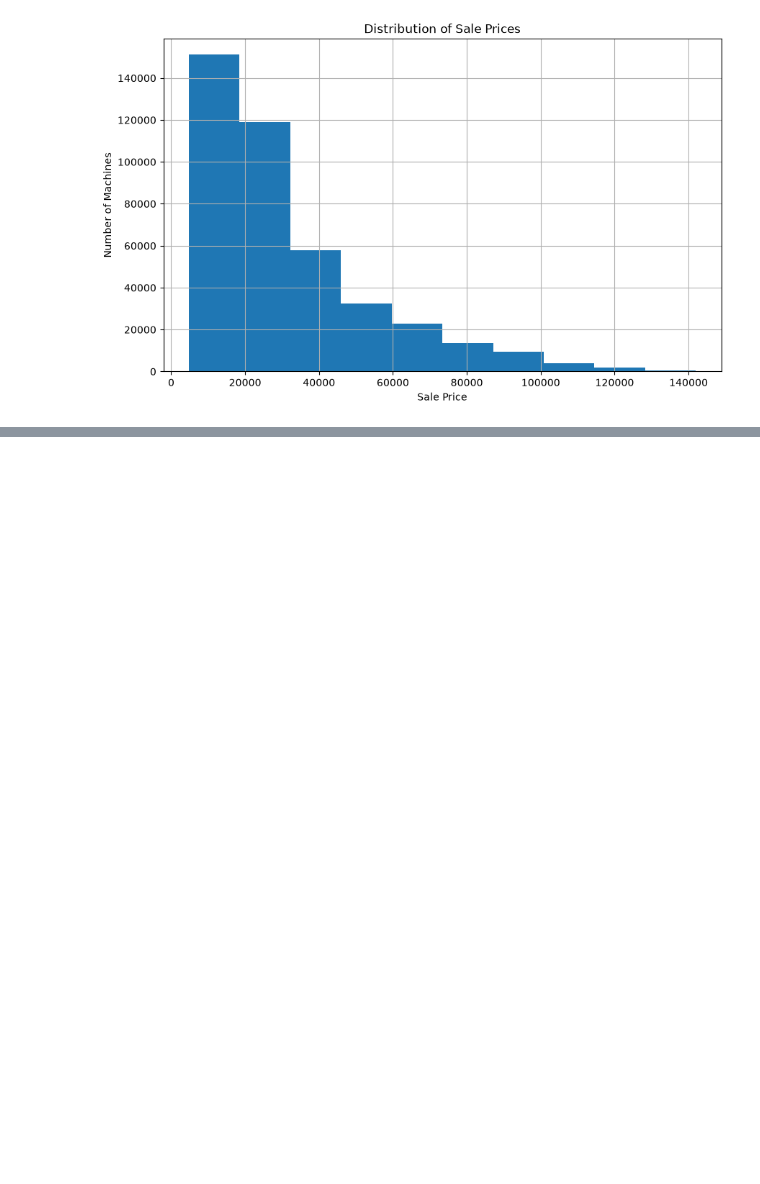
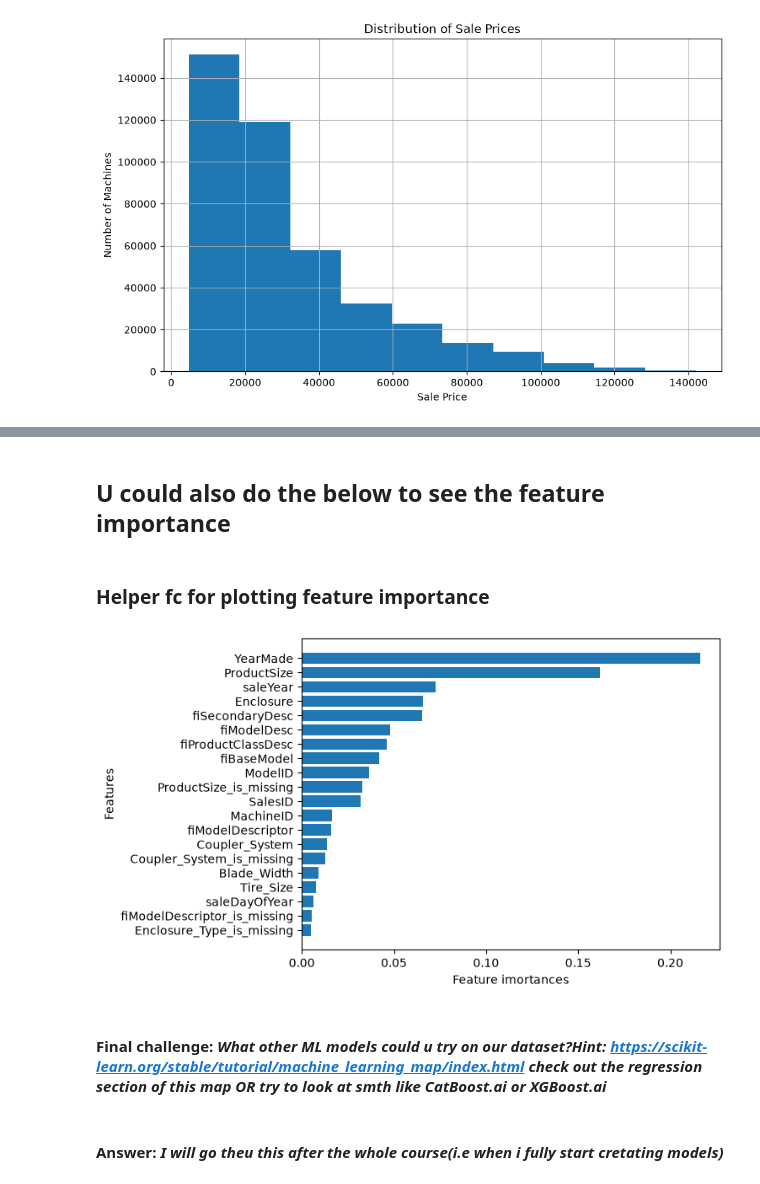
Before and after one commit to Eseigbe111/ml-course-following, a Jupyter notebook: bulldozer-price-prediction-project/Going-through-bulldozer-price-regression.ipynb, the cells around one changed output, grey strips where cells are left out. Drawn from its saved outputs; the diff is of its cells as text; code cells hidden in the pictures; blank space fills up the shorter version.

```diff
--- a/bulldozer-price-prediction-project/Going-through-bulldozer-price-regression.ipynb
+++ b/bulldozer-price-prediction-project/Going-through-bulldozer-price-regression.ipynb
@@ -533,0 +981,2 @@ plt.title("Distribution of Sale Prices");
+# %%
+df_tmp = pd.read_csv("data/bluebook-for-bulldozers/train_tmp1.csv", low_memory=False)
@@ -533,0 +1741,24 @@ plt.title("Distribution of Sale Prices");
+# %%
+rf_grid = {
+    "n_estimators": np.arange(10, 100, 10),
+    "max_depth": [None, 3, 5, 10],
+    "min_samples_split": np.arange(2, 20, 2),
+    "min_samples_leaf": np.arange(1, 20, 2),
+    "max_features": [0.5, 1, "sqrt", "log2"], # i changed the "auto" to "log" bcos auto is not longer
+    # used
+    "max_samples": [401125]
+}
+
+# Instantiate RandomizedSearchCV model
+rs_model6 = RandomizedSearchCV(
+    RandomForestRegressor(n_jobs=-1, random_state=42),
+    param_distributions=rf_grid,
+    n_iter=10,
+    # U can set n_iter to 100 or above, its just that the number of iterations increases
+    # the number of hours ur model will run for
+    cv=5,
+    verbose=True
+)
+
+# Fit the RandomizedSearchCV model
+rs_model6.fit(X_train, y_train)
@@ -533,0 +2157,28 @@ plt.title("Distribution of Sale Prices");
+# %% [markdown]
+## **U could also do the below to see the feature importance**
+# %% [markdown]
+### **Helper fc for plotting feature importance**
+# %%
+def plot_features(columns, importances, n=20):
+    # we set n=20 bcos we can not look at all the values on the plot
+    df = (pd.DataFrame({
+        "features": columns,
+        "feature_importances": importances
+    }).sort_values("feature_importances", ascending=False)
+      .reset_index(drop=True)
+         )
+
+    # Plot the dataframe
+    fig, ax = plt.subplots()
+    ax.barh(df["features"][:n], df["feature_importances"][:20])
+    ax.set_ylabel("Features")
+    ax.set_xlabel("Feature imortances")
+    ax.invert_yaxis()
+# %%
+plot_features(X_train.columns, rs_model6.best_estimator_.feature_importances_)
+# %% [output]
+[figure, added]
+# %% [markdown]
+#### **Final challenge**: ***What other ML models could u try on our dataset?Hint: https://scikit-learn.org/stable/tutorial/machine_learning_map/index.html check out the regression section of this map OR try to look at smth like CatBoost.ai or XGBoost.ai***
+# %% [markdown]
+#### **Answer**: ***I will go theu this after the whole course(i.e when i fully start cretating models)***
```
Also changed, not shown: parts of 178 cells of this notebook, 1 other file.
